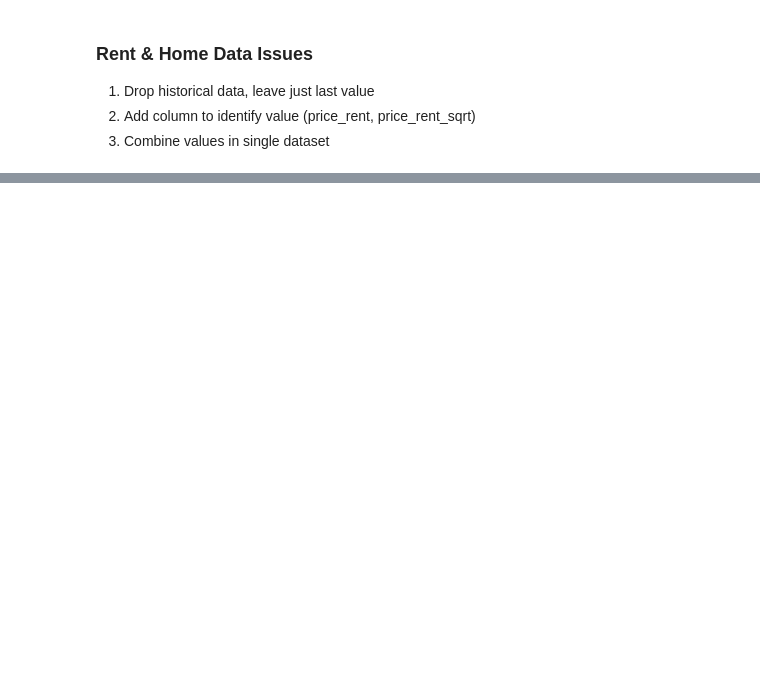
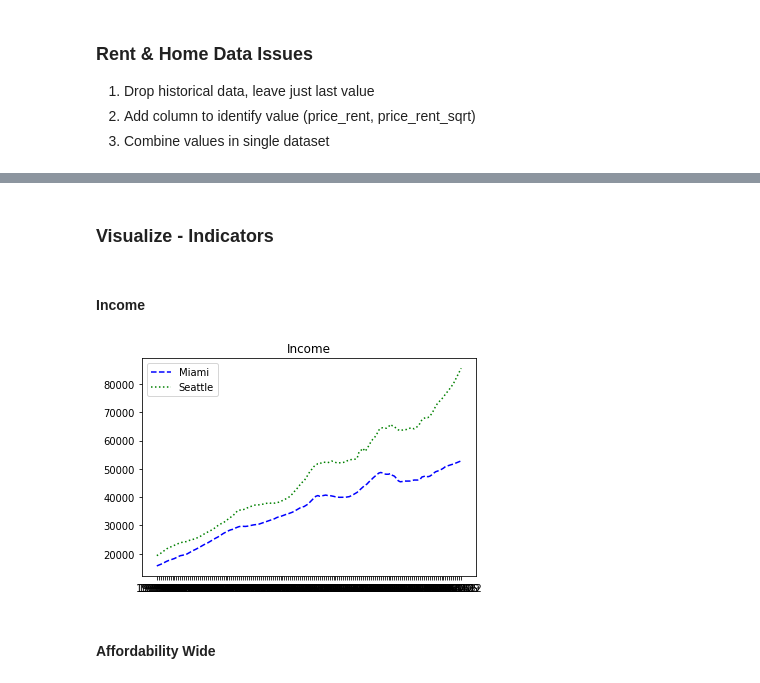
Before and after one commit to ricardo-hdz/flamingo_project, a Jupyter notebook: flamingo_project.ipynb, the cells around one changed output, grey strips where cells are left out. Drawn from its saved outputs; the diff is of its cells as text; code cells hidden in the pictures; blank space fills up the shorter version.

Commit message:
Clean data

```diff
--- a/flamingo_project.ipynb
+++ b/flamingo_project.ipynb
@@ -130,0 +127,30 @@ df_clean.describe()
+# %%
+# breakeven data
+df = pd.read_csv('miami/indicators_breakeven_rate.csv')
+df = df[df.StateName.str.contains('|'.join(['FL']), case=False, na=False)]
+df = df.drop(['RegionType','SizeRank','City','BEPropCount','SampleRate','Breakeven','MedPR'],axis=1)
+df = df.rename(index=str, columns={'MedBE':'breakeven_years','StateName':'state','Metro':'metro','CountyName':'county'})
+df.to_csv(city + '_breakeven_clean.csv', index=False)
+# %% [markdown]
+### Visualize - Indicators
+# %%
+def plot_indicators(df, indicators, column_start, nIndicators, firstCity, secondCity):
+    for i in range(len(indicators)):
+        fig, ax = plt.subplots()
+        l = i*nIndicators
+        m = i*nIndicators+1
+        ax.plot(df.iloc[l,column_start:],'b--', label=firstCity)
+        ax.plot(df.iloc[m,column_start:],'g:', label=secondCity)
+        plt.title(indicators[i])
+        plt.legend()
+# %% [markdown]
+#### Income
+# %%
+df = pd.read_csv('miami/indicators_affordability_income.csv')
+# %%
+indicators = ['Income']
+plot_indicators(df, indicators, 3, 1, 'Miami','Seattle')
+# %% [output]
+[figure, added]
+# %% [markdown]
+#### Affordability Wide
```
Also changed, not shown: parts of 20 cells of this notebook, 18 other files.
